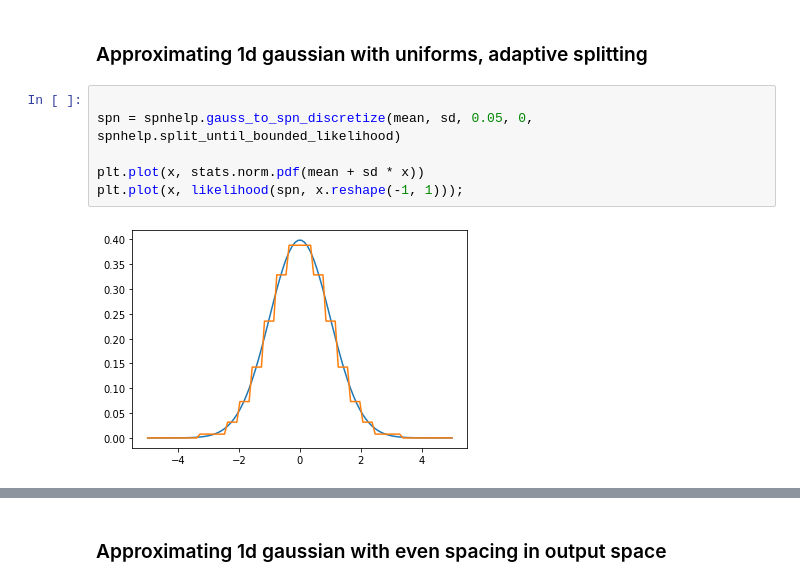
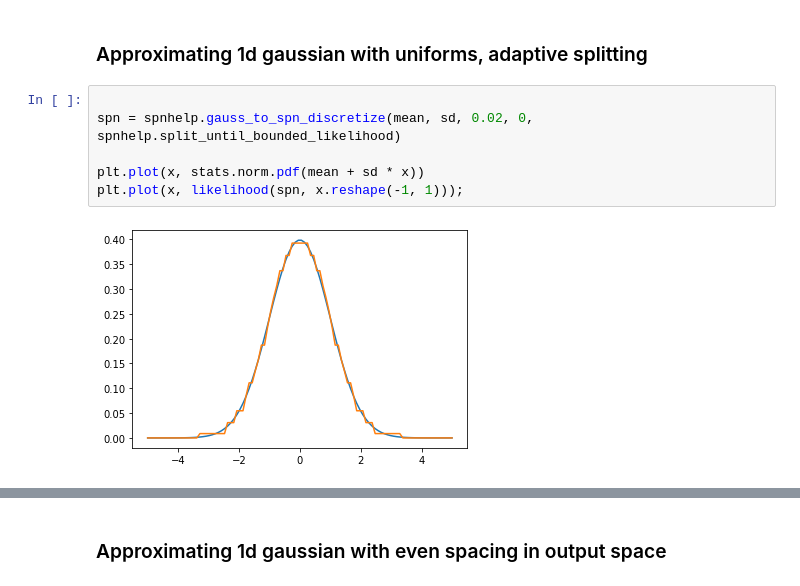
Before and after one commit to Whatisthisname/bayesian_network_to_spn, a Jupyter notebook: nb_basic_tests.ipynb, the cells around one changed output, grey strips where cells are left out. Drawn from its saved outputs; the diff is of its cells as text.

```diff
--- a/nb_basic_tests.ipynb
+++ b/nb_basic_tests.ipynb
@@ -68,12 +68,12 @@ plt.plot(x, likelihood(spn, x.reshape(-1, 1)));
 ### Approximating 1d gaussian with uniforms, adaptive splitting
 # %%
 
-spn = spnhelp.gauss_to_spn_discretize(mean, sd, 0.05, 0, spnhelp.split_until_bounded_likelihood)
+spn = spnhelp.gauss_to_spn_discretize(mean, sd, 0.02, 0, spnhelp.split_until_bounded_likelihood)
 
 plt.plot(x, stats.norm.pdf(mean + sd * x))
 plt.plot(x, likelihood(spn, x.reshape(-1, 1)));
 # %% [output]
-[figure, old version]
+[figure, new version]
 # %%
 
 spn = spnhelp.gauss_to_spn_discretize(mean, sd, 1, 0, spnhelp.split_until_bounded_log_likelihood)
```
Also changed, not shown: parts of 7 cells of this notebook, 3 other files.
